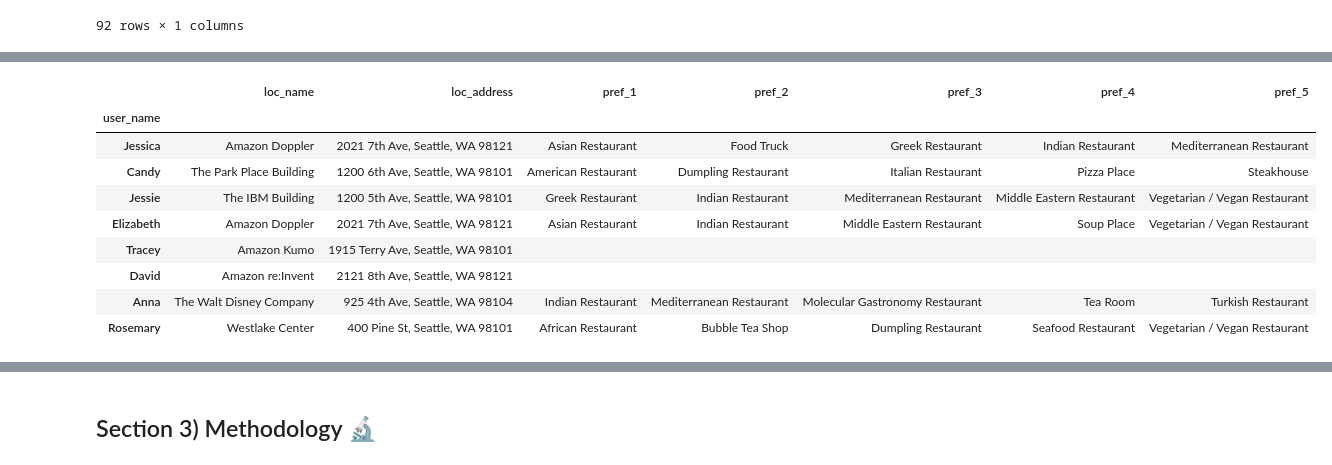
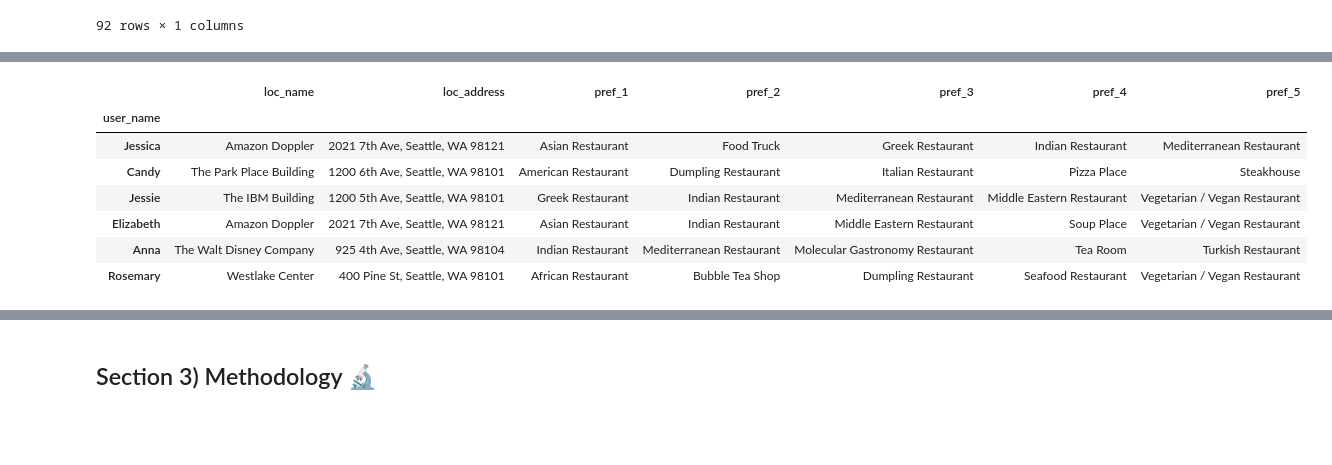
Before and after one commit to Astayonix/BattleOfTheNeighborhoods, a Jupyter notebook: I_Dont_Know_Where_Do_You_Want_to_Eat.ipynb, the cells around one changed output, grey strips where cells are left out. Drawn from its saved outputs; the diff is of its cells as text; code cells hidden in the pictures; blank space fills up the shorter version.

Commit message:
Published from Watson Studio. Finished adding all users.  Working on map functions. 🌈

```diff
--- a/I_Dont_Know_Where_Do_You_Want_to_Eat.ipynb
+++ b/I_Dont_Know_Where_Do_You_Want_to_Eat.ipynb
@@ -132,44 +176,47 @@ user_category_df.to_excel('request_inputs.xlsx')
 # %%
 # I also have the preferences of the users who submitted profiles
 
 user_pref_column_names = ['user_name', 'loc_name', 'loc_address', 'pref_1', 'pref_2', 'pref_3', 'pref_4', 'pref_5']
 
 user_loc_pref_df = pd.DataFrame(columns=user_pref_column_names)
 
-def add_user_pref(username, locname, locaddress, pref1, pref2, pref3, pref4, pref5):
+def add_user_pref(user_list):
     '''
     Adds individual users to the user_loc_pref_df
     '''
-    user_dict = {user_pref_column_names[0]: username,
-                 user_pref_column_names[1]: locname,
-                 user_pref_column_names[2]: locaddress,
-                 user_pref_column_names[3]: pref1,
-                 user_pref_column_names[4]: pref2,
-                 user_pref_column_names[5]: pref3,
-                 user_pref_column_names[6]: pref4,
-                 user_pref_column_names[7]: pref5}
+    user_dict = {}
+    for col, user in zip(user_pref_column_names, user_list):
+        user_dict[col] = user
     user_loc_pref_df.loc[len(user_loc_pref_df)] = user_dict
 
-add_user_pref('Jessica', 'Amazon Doppler', '2021 7th Ave, Seattle, WA 98121', 'Asian Restaurant', 'Food Truck', 'Greek Restaurant', 'Indian Restaurant', 'Mediterranean Restaurant')
-add_user_pref('Candy', 'The Park Place Building', '1200 6th Ave, Seattle, WA 98101', 'American Restaurant', 'Dumpling Restaurant', 'Italian Restaurant', 'Pizza Place', 'Steakhouse')
-add_user_pref('Jessie', 'The IBM Building', '1200 5th Ave, Seattle, WA 98101', 'Greek Restaurant', 'Indian Restaurant', 'Mediterranean Restaurant', 'Middle Eastern Restaurant', 'Vegetarian / Vegan Restaurant')
-add_user_pref('Elizabeth', 'Amazon Doppler', '2021 7th Ave, Seattle, WA 98121', 'Asian Restaurant', 'Indian Restaurant', 'Middle Eastern Restaurant', 'Soup Place', 'Vegetarian / Vegan Restaurant')
-add_user_pref('Tracey', 'Amazon Kumo', '1915 Terry Ave, Seattle, WA 98101', '', '', '', '', '')
-add_user_pref('David', 'Amazon re:Invent', '2121 8th Ave, Seattle, WA 98121', '', '', '', '', '')
-add_user_pref('Anna', 'The Walt Disney Company', '925 4th Ave, Seattle, WA 98104', 'Indian Restaurant', 'Mediterranean Restaurant', 'Molecular Gastronomy Restaurant', 'Tea Room', 'Turkish Restaurant')
-add_user_pref('Rosemary', 'Westlake Center', '400 Pine St, Seattle, WA 98101', 'African Restaurant', 'Bubble Tea Shop', 'Dumpling Restaurant', 'Seafood Restaurant', 'Vegetarian / Vegan Restaurant')
+# in case these users ever fill out their profiles
+# tracey_pref = ['Tracey', 'Amazon Kumo', '1915 Terry Ave, Seattle, WA 98101', '', '', '', '', '']
+# david_pref = ['David', 'Amazon re:Invent', '2121 8th Ave, Seattle, WA 98121', '', '', '', '', '']
+# hawa_pref = ['Hawa', 'Amazon re:Invent', '2121 8th Ave, Seattle, WA 98121', '', '', '', '', '']
+
+jessica_pref = ['Jessica', 'Amazon Doppler', '2021 7th Ave, Seattle, WA 98121', 'Asian Restaurant', 'Food Truck', 'Greek Restaurant', 'Indian Restaurant', 'Mediterranean Restaurant']
+candy_pref = ['Candy', 'The Park Place Building', '1200 6th Ave, Seattle, WA 98101', 'American Restaurant', 'Dumpling Restaurant', 'Italian Restaurant', 'Pizza Place', 'Steakhouse']
+jessie_pref = ['Jessie', 'The IBM Building', '1200 5th Ave, Seattle, WA 98101', 'Greek Restaurant', 'Indian Restaurant', 'Mediterranean Restaurant', 'Middle Eastern Restaurant', 'Vegetarian / Vegan Restaurant']
+elizabeth_pref = ['Elizabeth', 'Amazon Doppler', '2021 7th Ave, Seattle, WA 98121', 'Asian Restaurant', 'Indian Restaurant', 'Middle Eastern Restaurant', 'Soup Place', 'Vegetarian / Vegan Restaurant']
+anna_pref = ['Anna', 'The Walt Disney Company', '925 4th Ave, Seattle, WA 98104', 'Indian Restaurant', 'Mediterranean Restaurant', 'Molecular Gastronomy Restaurant', 'Tea Room', 'Turkish Restaurant']
+rosemary_pref = ['Rosemary', 'Westlake Center', '400 Pine St, Seattle, WA 98101', 'African Restaurant', 'Bubble Tea Shop', 'Dumpling Restaurant', 'Seafood Restaurant', 'Vegetarian / Vegan Restaurant']
+
+add_user_pref(jessica_pref)
+add_user_pref(candy_pref)
+add_user_pref(jessie_pref)
+add_user_pref(elizabeth_pref)
+add_user_pref(anna_pref)
+add_user_pref(rosemary_pref)
 
 user_loc_pref_df.set_index('user_name', inplace=True)
 user_loc_pref_df
 # %% [output]
 |  | loc_name | loc_address | pref_1 | pref_2 | pref_3 | pref_4 | pref_5 |
 | user_name |  |  |  |  |  |  |  |
 | Jessica | Amazon Doppler | 2021 7th Ave, Seattle, WA 98121 | Asian Restaurant | Food Truck | Greek Restaurant | Indian Restaurant | Mediterranean Restaurant |
 | Candy | The Park Place Building | 1200 6th Ave, Seattle, WA 98101 | American Restaurant | Dumpling Restaurant | Italian Restaurant | Pizza Place | Steakhouse |
 | Jessie | The IBM Building | 1200 5th Ave, Seattle, WA 98101 | Greek Restaurant | Indian Restaurant | Mediterranean Restaurant | Middle Eastern Restaurant | Vegetarian / Vegan Restaurant |
 | Elizabeth | Amazon Doppler | 2021 7th Ave, Seattle, WA 98121 | Asian Restaurant | Indian Restaurant | Middle Eastern Restaurant | Soup Place | Vegetarian / Vegan Restaurant |
-| Tracey | Amazon Kumo | 1915 Terry Ave, Seattle, WA 98101 |  |  |  |  |  |
-| David | Amazon re:Invent | 2121 8th Ave, Seattle, WA 98121 |  |  |  |  |  |
 | Anna | The Walt Disney Company | 925 4th Ave, Seattle, WA 98104 | Indian Restaurant | Mediterranean Restaurant | Molecular Gastronomy Restaurant | Tea Room | Turkish Restaurant |
 | Rosemary | Westlake Center | 400 Pine St, Seattle, WA 98101 | African Restaurant | Bubble Tea Shop | Dumpling Restaurant | Seafood Restaurant | Vegetarian / Vegan Restaurant |
 # %%
```
Also changed, not shown: parts of 7 cells of this notebook.
